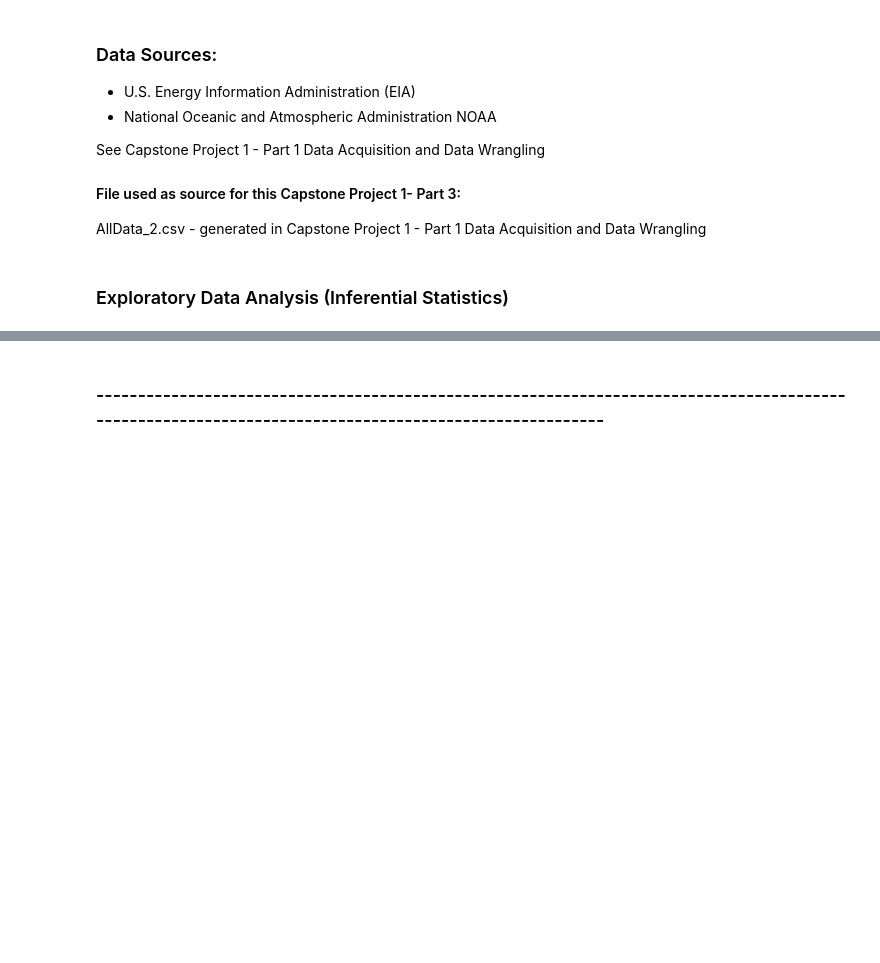
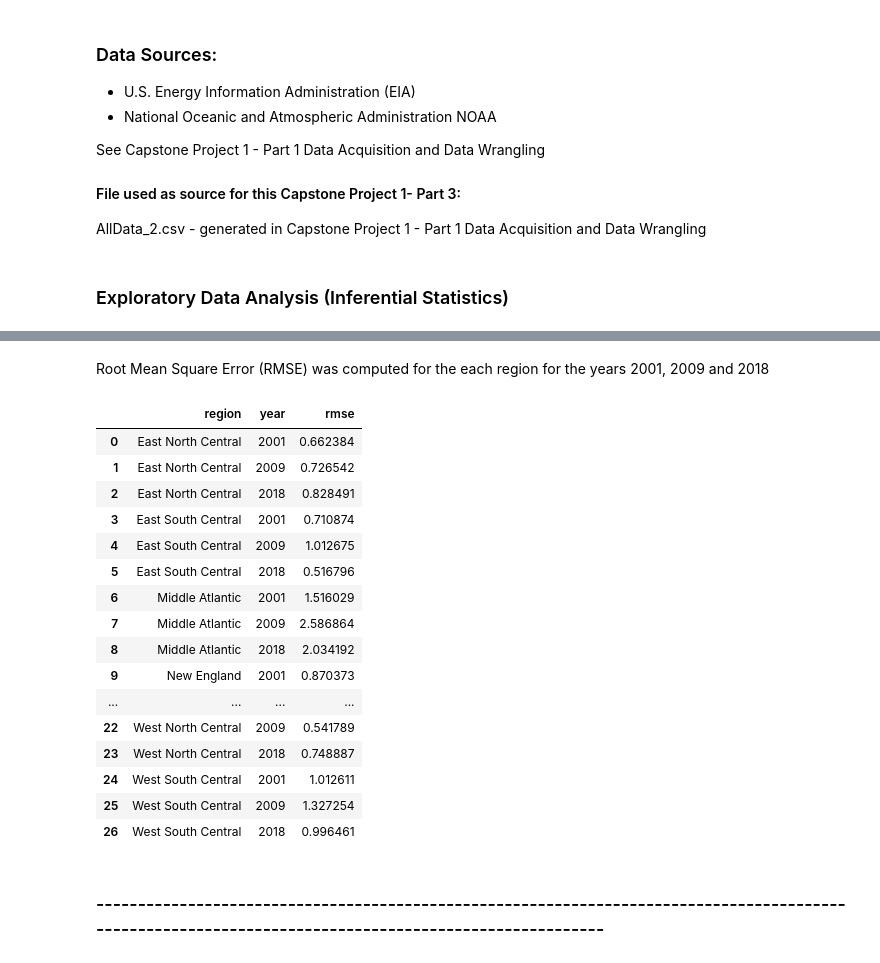
Before and after one commit to megiza/First_CapstoneProject, a Jupyter notebook: Project1_Part3.ipynb, the cells around one changed output, grey strips where cells are left out. Saved outputs shown, nothing was run; the diff lists cells and outputs as text; code cells hidden in the pictures; blank space fills up the shorter version.

```diff
--- a/Project1_Part3.ipynb
+++ b/Project1_Part3.ipynb
@@ -40,6 +43,28 @@ A correlation between average temperature and price was visualized in Project1_P
 Since the higher correlation was between Price and TMIN, linear regressions for the years 2001, 2009 and 2018 for each region were computed and plotted below. It verify that the temperature has increased over the years and shows a correlation between temperature and electricity price. Regions with smaller variance are less sensitive to temperature changes (slope of the linear regresion is smaller)
 # %% [markdown]
 <img src="img_part3/correlation_price_TMIN.png">
+# %% [markdown]
+Root Mean Square Error (RMSE) was computed for the each region for the years 2001, 2009 and 2018
+# %%
+df_results.iloc[slice(None),[0,1,6]]
+# %% [output]
+|  | region | year | rmse |
+| 0 | East North Central | 2001 | 0.662384 |
+| 1 | East North Central | 2009 | 0.726542 |
+| 2 | East North Central | 2018 | 0.828491 |
+| 3 | East South Central | 2001 | 0.710874 |
+| 4 | East South Central | 2009 | 1.012675 |
+| 5 | East South Central | 2018 | 0.516796 |
+| 6 | Middle Atlantic | 2001 | 1.516029 |
+| 7 | Middle Atlantic | 2009 | 2.586864 |
+| 8 | Middle Atlantic | 2018 | 2.034192 |
+| 9 | New England | 2001 | 0.870373 |
+| ... | ... | ... | ... |
+| 22 | West North Central | 2009 | 0.541789 |
+| 23 | West North Central | 2018 | 0.748887 |
+| 24 | West South Central | 2001 | 1.012611 |
+| 25 | West South Central | 2009 | 1.327254 |
+| 26 | West South Central | 2018 | 0.996461 |
 # %% [markdown]
 
 
```
Also changed, not shown: parts of 14 cells of this notebook.
